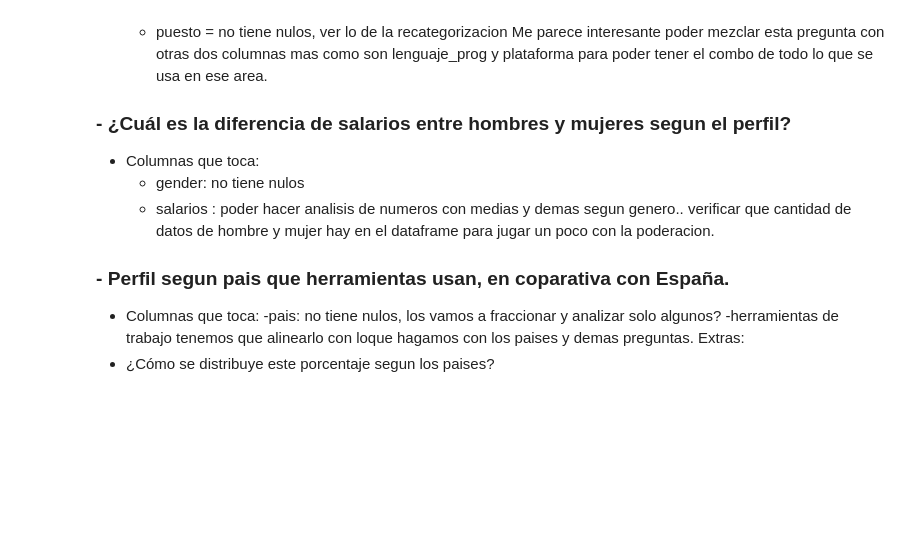
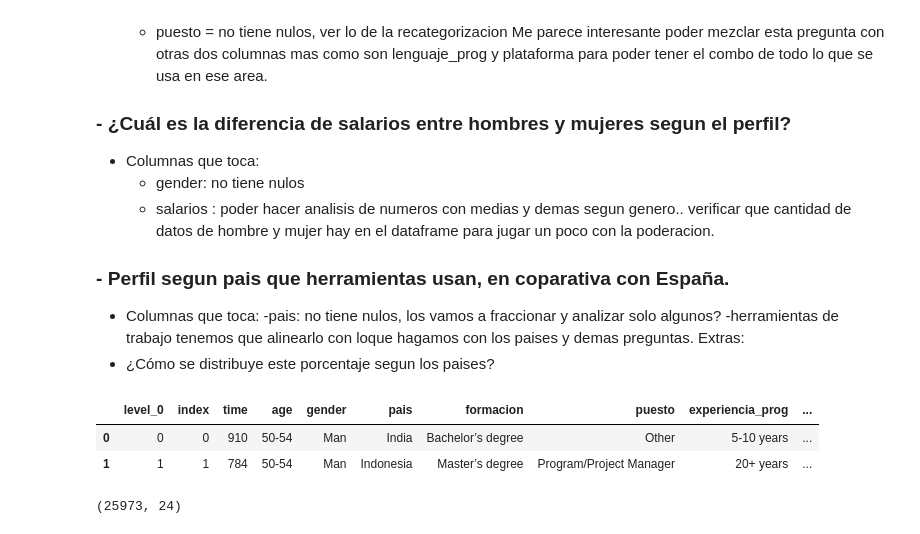
Before and after one commit to Adalab/project-DA-promo-c-modulo-2-team-5, a Jupyter notebook: sprint_review_3_clean.ipynb, the cells around one changed output. Drawn from its saved outputs; the diff is of its cells as text; code cells hidden in the pictures; blank space fills up the shorter version.

```diff
--- a/sprint_review_3_clean.ipynb
+++ b/sprint_review_3_clean.ipynb
@@ -382,3 +767,13 @@ Me parece interesante poder mezclar esta pregunta con otras dos columnas mas com
     -herramientas de trabajo tenemos que alinearlo con  loque hagamos con los paises y demas preguntas.
 Extras:
 - ¿Cómo se distribuye este porcentaje segun los paises?
+# %%
+df.head(2)
+# %% [output]
+|  | level_0 | index | time | age | gender | pais | formacion | puesto | experiencia_prog | ... |
+| 0 | 0 | 0 | 910 | 50-54 | Man | India | Bachelor’s degree | Other | 5-10 years | ... |
+| 1 | 1 | 1 | 784 | 50-54 | Man | Indonesia | Master’s degree | Program/Project Manager | 20+ years | ... |
+# %%
+df.shape
+# %% [output]
+(25973, 24)
```
Also changed, not shown: parts of 48 cells of this notebook.
